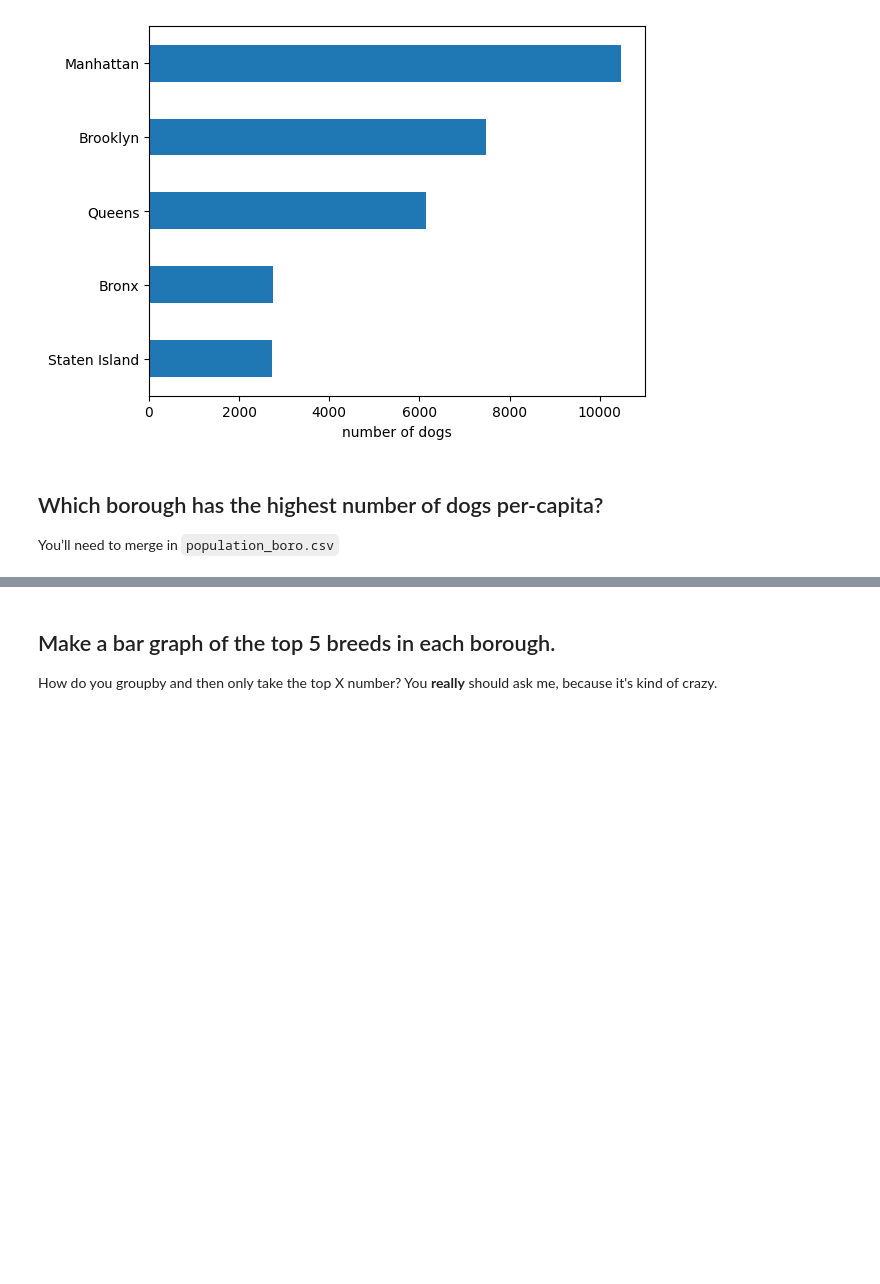
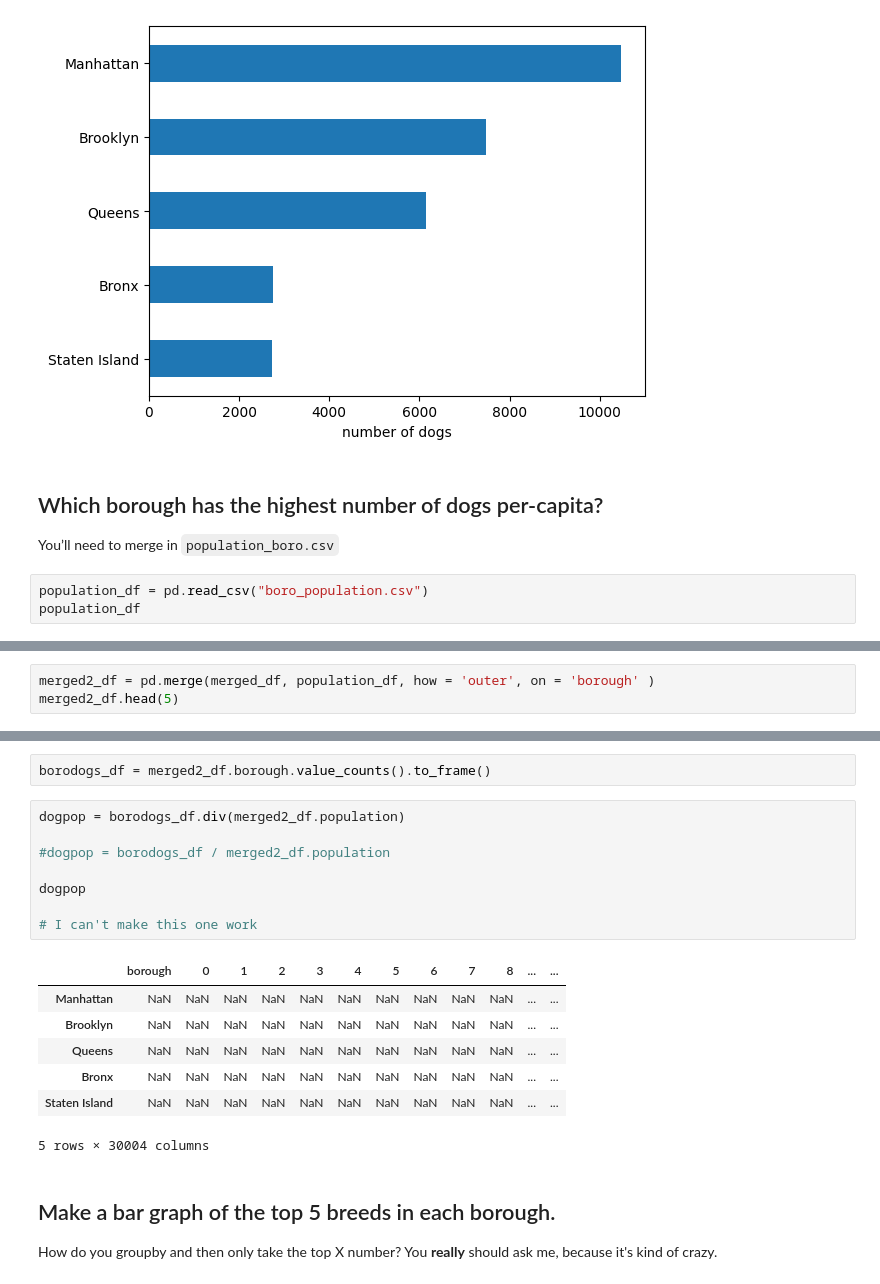
Before and after one commit to laurabejder/j-school, a Jupyter notebook: Dataset_TWO-Dogs.ipynb, the cells around one changed output, grey strips where cells are left out. Saved outputs shown, nothing was run; the diff lists cells and outputs as text; blank space fills up the shorter version.

```diff
--- a/Dataset_TWO-Dogs.ipynb
+++ b/Dataset_TWO-Dogs.ipynb
@@ -422,3 +455,6 @@ merged_df.borough.value_counts(ascending=True).plot(kind='barh',xlabel = 'number
 ## Which borough has the highest number of dogs per-capita?
 
 You’ll need to merge in `population_boro.csv`
+# %%
+population_df = pd.read_csv("boro_population.csv")
+population_df
@@ -424,0 +468,3 @@ You’ll need to merge in `population_boro.csv`
+# %%
+merged2_df = pd.merge(merged_df, population_df, how = 'outer', on = 'borough' )
+merged2_df.head(5)
@@ -425,3 +479,21 @@ You’ll need to merge in `population_boro.csv`
+# %%
+borodogs_df = merged2_df.borough.value_counts().to_frame()
+# %%
+dogpop = borodogs_df.div(merged2_df.population)
+
+#dogpop = borodogs_df / merged2_df.population
+
+dogpop
+
+# I can't make this one work
+# %% [output]
+|  | borough | 0 | 1 | 2 | 3 | 4 | 5 | 6 | 7 | 8 | ... | ... |
+| Manhattan | NaN | NaN | NaN | NaN | NaN | NaN | NaN | NaN | NaN | NaN | ... | ... |
+| Brooklyn | NaN | NaN | NaN | NaN | NaN | NaN | NaN | NaN | NaN | NaN | ... | ... |
+| Queens | NaN | NaN | NaN | NaN | NaN | NaN | NaN | NaN | NaN | NaN | ... | ... |
+| Bronx | NaN | NaN | NaN | NaN | NaN | NaN | NaN | NaN | NaN | NaN | ... | ... |
+| Staten Island | NaN | NaN | NaN | NaN | NaN | NaN | NaN | NaN | NaN | NaN | ... | ... |
+5 rows × 30004 columns
 # %% [markdown]
 ## Make a bar graph of the top 5 breeds in each borough.
 
```
Also changed, not shown: parts of 8 cells of this notebook, 1 other file.
